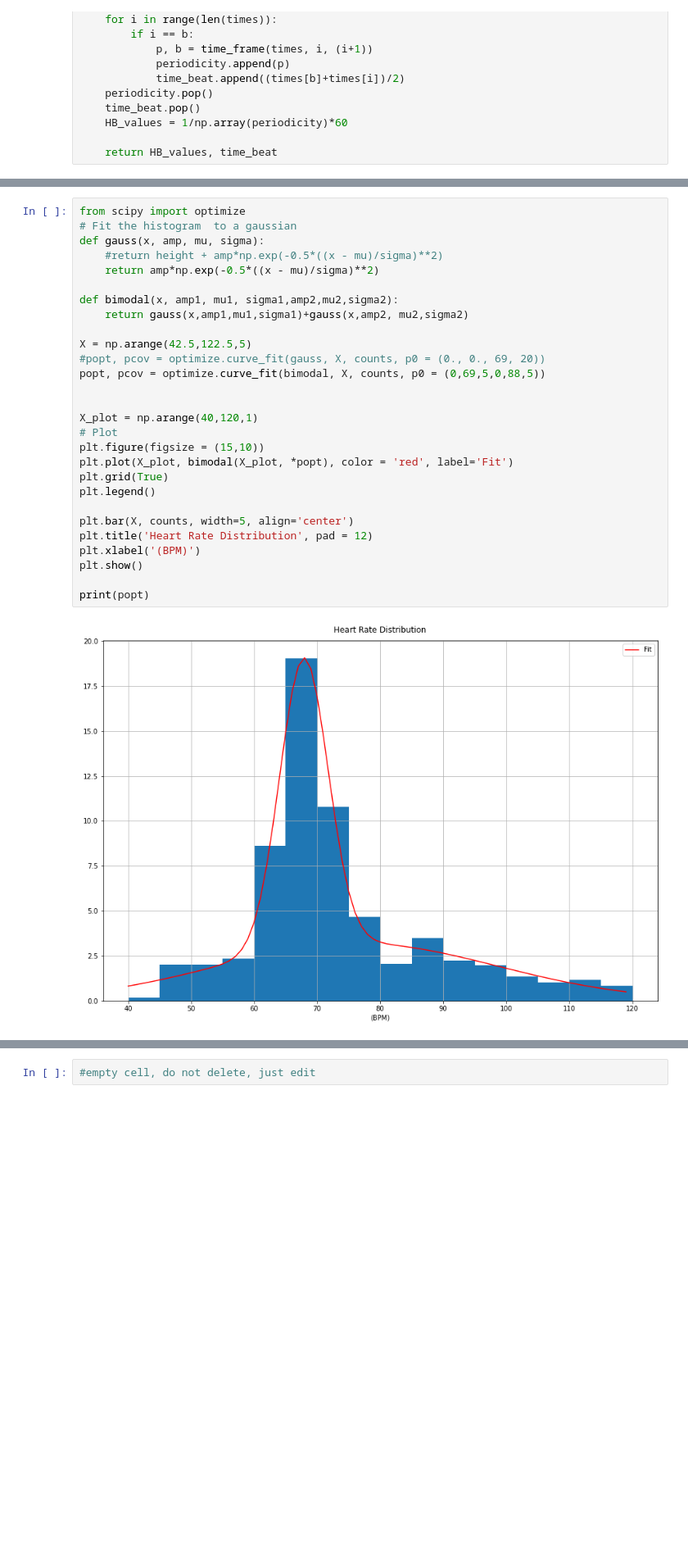
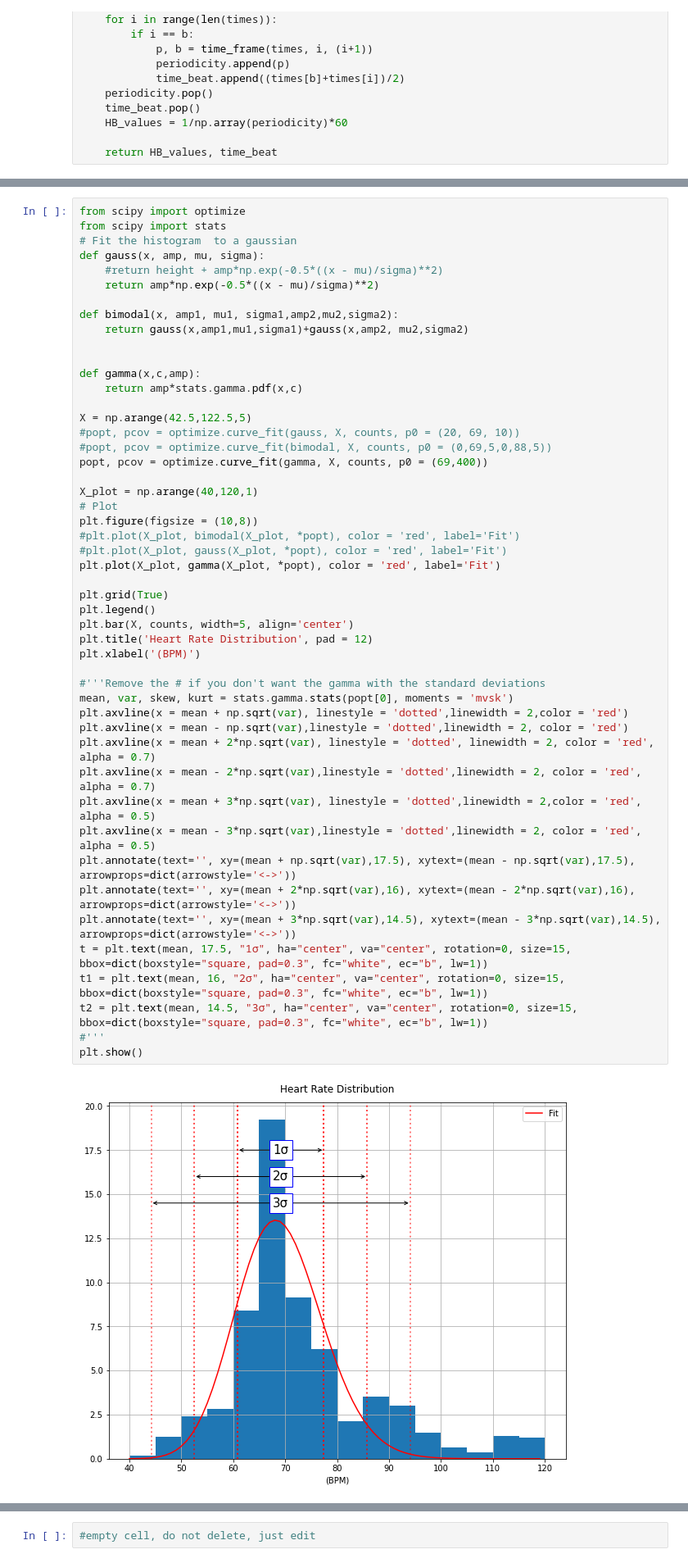
Before and after one commit to AleCapoPhys/HeartRateEstimation, a Jupyter notebook: Project_Clean_data.ipynb, the cells around one changed output, grey strips where cells are left out. Shown at 82% size. Saved outputs shown, nothing was run; the diff lists cells and outputs as text; blank space fills up the shorter version.

Commit message:
Gamma fit and commented first part of code

```diff
--- a/Project_Clean_data.ipynb
+++ b/Project_Clean_data.ipynb
@@ -662,31 +673,52 @@ print(len(time_beat))
 72
 # %%
 from scipy import optimize
+from scipy import stats
 # Fit the histogram  to a gaussian
 def gauss(x, amp, mu, sigma):
     #return height + amp*np.exp(-0.5*((x - mu)/sigma)**2)
     return amp*np.exp(-0.5*((x - mu)/sigma)**2)
 
 def bimodal(x, amp1, mu1, sigma1,amp2,mu2,sigma2):
     return gauss(x,amp1,mu1,sigma1)+gauss(x,amp2, mu2,sigma2)
 
+
+def gamma(x,c,amp):
+    return amp*stats.gamma.pdf(x,c)
+
 X = np.arange(42.5,122.5,5)
-#popt, pcov = optimize.curve_fit(gauss, X, counts, p0 = (0., 0., 69, 20))
-popt, pcov = optimize.curve_fit(bimodal, X, counts, p0 = (0,69,5,0,88,5))
-
+#popt, pcov = optimize.curve_fit(gauss, X, counts, p0 = (20, 69, 10))
+#popt, pcov = optimize.curve_fit(bimodal, X, counts, p0 = (0,69,5,0,88,5))
+popt, pcov = optimize.curve_fit(gamma, X, counts, p0 = (69,400))
 
 X_plot = np.arange(40,120,1)
 # Plot
-plt.figure(figsize = (15,10))
-plt.plot(X_plot, bimodal(X_plot, *popt), color = 'red', label='Fit')
+plt.figure(figsize = (10,8))
+#plt.plot(X_plot, bimodal(X_plot, *popt), color = 'red', label='Fit')
+#plt.plot(X_plot, gauss(X_plot, *popt), color = 'red', label='Fit')
+plt.plot(X_plot, gamma(X_plot, *popt), color = 'red', label='Fit')
+
 plt.grid(True)
 plt.legend()
-
 plt.bar(X, counts, width=5, align='center')
 plt.title('Heart Rate Distribution', pad = 12)
 plt.xlabel('(BPM)')
+
+#'''Remove the # if you don't want the gamma with the standard deviations
+mean, var, skew, kurt = stats.gamma.stats(popt[0], moments = 'mvsk')
+plt.axvline(x = mean + np.sqrt(var), linestyle = 'dotted',linewidth = 2,color = 'red')
+plt.axvline(x = mean - np.sqrt(var),linestyle = 'dotted',linewidth = 2, color = 'red')
+plt.axvline(x = mean + 2*np.sqrt(var), linestyle = 'dotted', linewidth = 2, color = 'red', alpha = 0.7)
+plt.axvline(x = mean - 2*np.sqrt(var),linestyle = 'dotted',linewidth = 2, color = 'red', alpha = 0.7)
+plt.axvline(x = mean + 3*np.sqrt(var), linestyle = 'dotted',linewidth = 2,color = 'red', alpha = 0.5)
+plt.axvline(x = mean - 3*np.sqrt(var),linestyle = 'dotted',linewidth = 2, color = 'red', alpha = 0.5)
+plt.annotate(text='', xy=(mean + np.sqrt(var),17.5), xytext=(mean - np.sqrt(var),17.5), arrowprops=dict(arrowstyle='<->'))
+plt.annotate(text='', xy=(mean + 2*np.sqrt(var),16), xytext=(mean - 2*np.sqrt(var),16), arrowprops=dict(arrowstyle='<->'))
+plt.annotate(text='', xy=(mean + 3*np.sqrt(var),14.5), xytext=(mean - 3*np.sqrt(var),14.5), arrowprops=dict(arrowstyle='<->'))
+t = plt.text(mean, 17.5, "1σ", ha="center", va="center", rotation=0, size=15, bbox=dict(boxstyle="square, pad=0.3", fc="white", ec="b", lw=1))
+t1 = plt.text(mean, 16, "2σ", ha="center", va="center", rotation=0, size=15, bbox=dict(boxstyle="square, pad=0.3", fc="white", ec="b", lw=1))
+t2 = plt.text(mean, 14.5, "3σ", ha="center", va="center", rotation=0, size=15, bbox=dict(boxstyle="square, pad=0.3", fc="white", ec="b", lw=1))
+#'''
 plt.show()
-
-print(popt)
 # %% [output]
-[figure, old version]
+[figure, new version]
```
Also changed, not shown: parts of 18 cells of this notebook.
